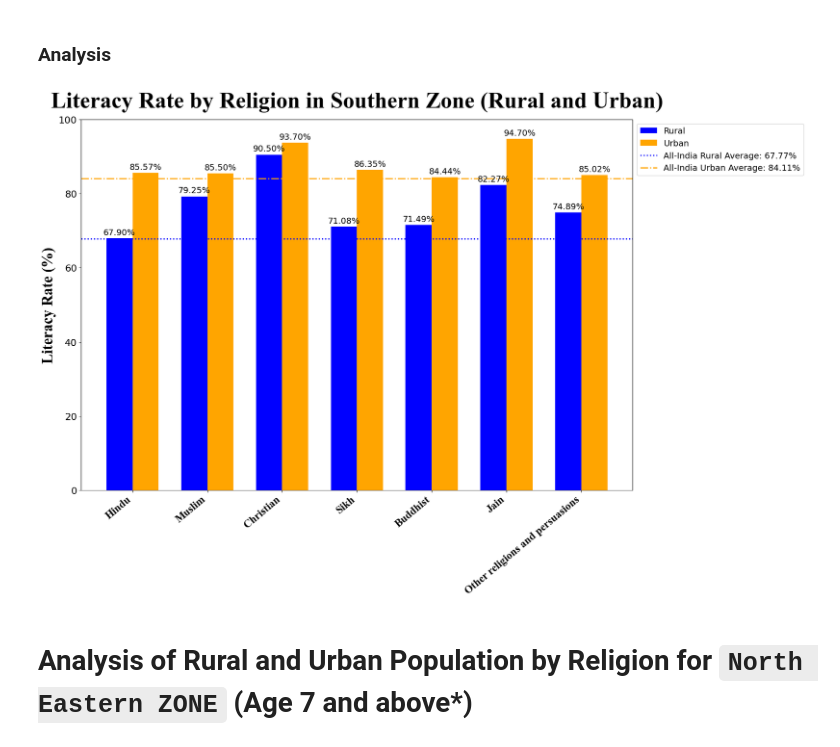
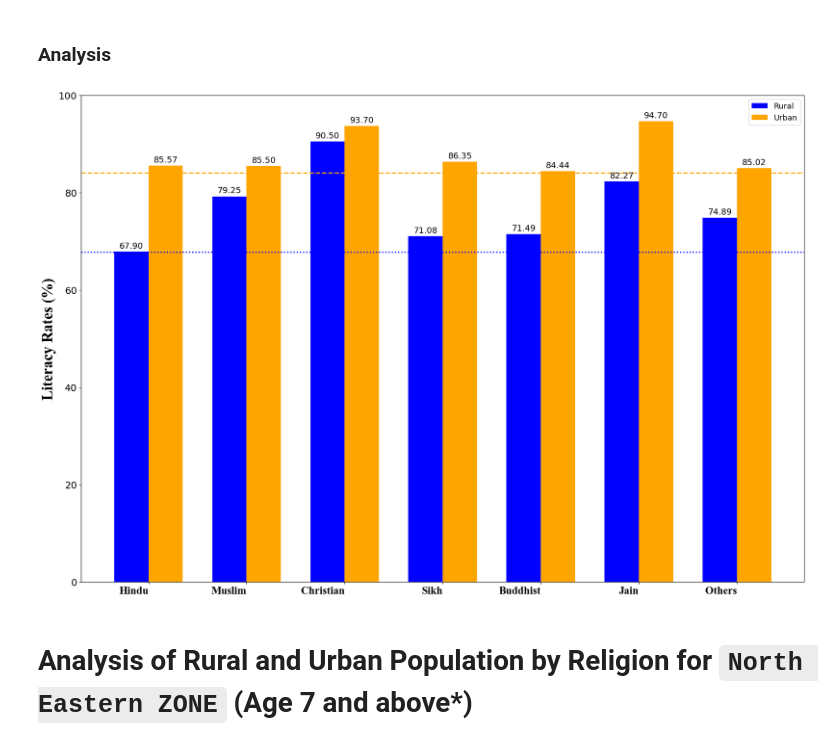
Before and after one commit to Shubham18024/Census_Analysis, a Jupyter notebook: Shubham18024/Zone_wise_comparison_L0102.ipynb, the cells around one changed output. Drawn from its saved outputs; the diff is of its cells as text; code cells hidden in the pictures.

```diff
--- a/Shubham18024/Zone_wise_comparison_L0102.ipynb
+++ b/Shubham18024/Zone_wise_comparison_L0102.ipynb
@@ -549,6 +561,9 @@ all_india_lit_rate_urban = 84.11
 # Define the positions for the bars
 x = np.arange(len(religions))
 
+# New list for x-tick labels
+x_tick_labels = ['Hindu', 'Muslim', 'Christian', 'Sikh', 'Buddhist', 'Jain', 'Others']
+
 # Width of a bar
 width = 0.35
 
@@ -556,17 +571,16 @@ fig, ax = plt.subplots(figsize=(18, 12))
 
 # Add horizontal lines for all-India literacy rates with different patterns
 all_india_rural_line = ax.axhline(y=all_india_lit_rate_rural, color='blue', linestyle=':', linewidth=2, label=f'All-India Rural Average: {all_india_lit_rate_rural:.2f}%')
-all_india_urban_line = ax.axhline(y=all_india_lit_rate_urban, color='orange', linestyle='-.', linewidth=2, label=f'All-India Urban Average: {all_india_lit_rate_urban:.2f}%')
+all_india_urban_line = ax.axhline(y=all_india_lit_rate_urban, color='orange', linestyle='--', linewidth=2, label=f'All-India Urban Average: {all_india_lit_rate_urban:.2f}%')
 
 # Add bars for rural and urban literacy rates
 bars1 = ax.bar(x - width/2, northern_lit_rates_rural, width, label='Rural', color='blue')
 bars2 = ax.bar(x + width/2, northern_lit_rates_urban, width, label='Urban', color='orange')
 
 # Add some text for labels, title, and custom x-axis tick labels, etc.
-ax.set_ylabel('Literacy Rate (%)', fontsize=25, fontweight='bold', fontname="Times New Roman")
-ax.set_title('Literacy Rate by Religion in Western Zone (Rural and Urban)', fontsize=38, fontweight='bold', fontname="Times New Roman", pad=20)
+ax.set_ylabel('Literacy Rates (%)', fontsize=25, fontweight='bold', fontname="Times New Roman")
 ax.set_xticks(x)
-ax.set_xticklabels(religions, rotation=40, ha='right', fontsize=14, fontweight='bold', fontname="Times New Roman")
+ax.set_xticklabels(x_tick_labels, ha='right', fontsize=14, fontweight='bold', fontname="Times New Roman")
 ax.tick_params(axis='y', labelsize=16)
 ax.tick_params(axis='x', labelsize=18)
 
@@ -576,14 +590,14 @@ ax.set_yticks(np.arange(0, 101, 20))
 
 # Adjust legend to avoid overlap
 ax.legend([bars1, bars2, all_india_rural_line, all_india_urban_line],
-          ['Rural', 'Urban', f'All-India Rural Average: {all_india_lit_rate_rural:.2f}%', f'All-India Urban Average: {all_india_lit_rate_urban:.2f}%'],
-          loc="best", bbox_to_anchor=(1,1), fontsize=14)
+          ['Rural', 'Urban'],
+          loc="best", bbox_to_anchor=(1,1), fontsize=13)
 
 # Attach a text label above each bar, displaying its height
 def autolabel(bars):
     for bar in bars:
         height = bar.get_height()
-        ax.annotate(f'{height:.2f}%',
+        ax.annotate(f'{height:.2f}',
                     xy=(bar.get_x() + bar.get_width() / 2, height),
                     xytext=(0, 3),  # 3 points vertical offset
                     textcoords="offset points",
@@ -690,6 +706,9 @@ all_india_lit_rate_urban = 84.11
 # Define the positions for the bars
 x = np.arange(len(religions))
 
+# New list for x-tick labels
+x_tick_labels = ['Hindu', 'Muslim', 'Christian', 'Sikh', 'Buddhist', 'Jain', 'Others']
+
 # Width of a bar
 width = 0.35
 
@@ -697,44 +716,43 @@ fig, ax = plt.subplots(figsize=(18, 12))
 
 # Add horizontal lines for all-India literacy rates with different patterns
 all_india_rural_line = ax.axhline(y=all_india_lit_rate_rural, color='blue', linestyle=':', linewidth=2, label=f'All-India Rural Average: {all_india_lit_rate_rural:.2f}%')
-all_india_urban_line = ax.axhline(y=all_india_lit_rate_urban, color='orange', linestyle='-.', linewidth=2, label=f'All-India Urban Average: {all_india_lit_rate_urban:.2f}%')
+all_india_urban_line = ax.axhline(y=all_india_lit_rate_urban, color='orange', linestyle='--', linewidth=2, label=f'All-India Urban Average: {all_india_lit_rate_urban:.2f}%')
 
 # Add bars for rural and urban literacy rates
 bars1 = ax.bar(x - width/2, northern_lit_rates_rural, width, label='Rural', color='blue')
 bars2 = ax.bar(x + width/2, northern_lit_rates_urban, width, label='Urban', color='orange')
 
 # Add some text for labels, title, and custom x-axis tick labels, etc.
-ax.set_ylabel('Literacy Rate (%)', fontsize=25, fontweight='bold', fontname="Times New Roman")
-ax.set_title('Literacy Rate by Religion in Southern Zone (Rural and Urban)', fontsize=38, fontweight='bold', fontname="Times New Roman", pad=20)
+ax.set_ylabel('Literacy Rates (%)', fontsize=25, fontweight='bold', fontname="Times New Roman")
 ax.set_xticks(x)
-ax.set_xticklabels(religions, rotation=40, ha='right', fontsize=14, fontweight='bold', fontname="Times New Roman")
+ax.set_xticklabels(x_tick_labels, ha='right', fontsize=14, fontweight='bold', fontname="Times New Roman")
 ax.tick_params(axis='y', labelsize=16)
 ax.tick_params(axis='x', labelsize=18)
 
 # Adjust y-axis scale
 ax.set_ylim(0, 100)
 ax.set_yticks(np.arange(0, 101, 20))
 
 # Adjust legend to avoid overlap
 ax.legend([bars1, bars2, all_india_rural_line, all_india_urban_line],
-          ['Rural', 'Urban', f'All-India Rural Average: {all_india_lit_rate_rural:.2f}%', f'All-India Urban Average: {all_india_lit_rate_urban:.2f}%'],
-          loc="best", bbox_to_anchor=(1,1), fontsize=14)
+          ['Rural', 'Urban'],
+          loc="best", bbox_to_anchor=(1,1), fontsize=13)
 
 # Attach a text label above each bar, displaying its height
 def autolabel(bars):
     for bar in bars:
         height = bar.get_height()
-        ax.annotate(f'{height:.2f}%',
+        ax.annotate(f'{height:.2f}',
                     xy=(bar.get_x() + bar.get_width() / 2, height),
                     xytext=(0, 3),  # 3 points vertical offset
                     textcoords="offset points",
                     ha='center', va='bottom', fontsize=14)
 
 autolabel(bars1)
 autolabel(bars2)
 
 fig.tight_layout()
 
 plt.show()
 # %% [output]
-[figure, old version]
+[figure, new version]
```
Also changed, not shown: parts of 11 cells of this notebook.
